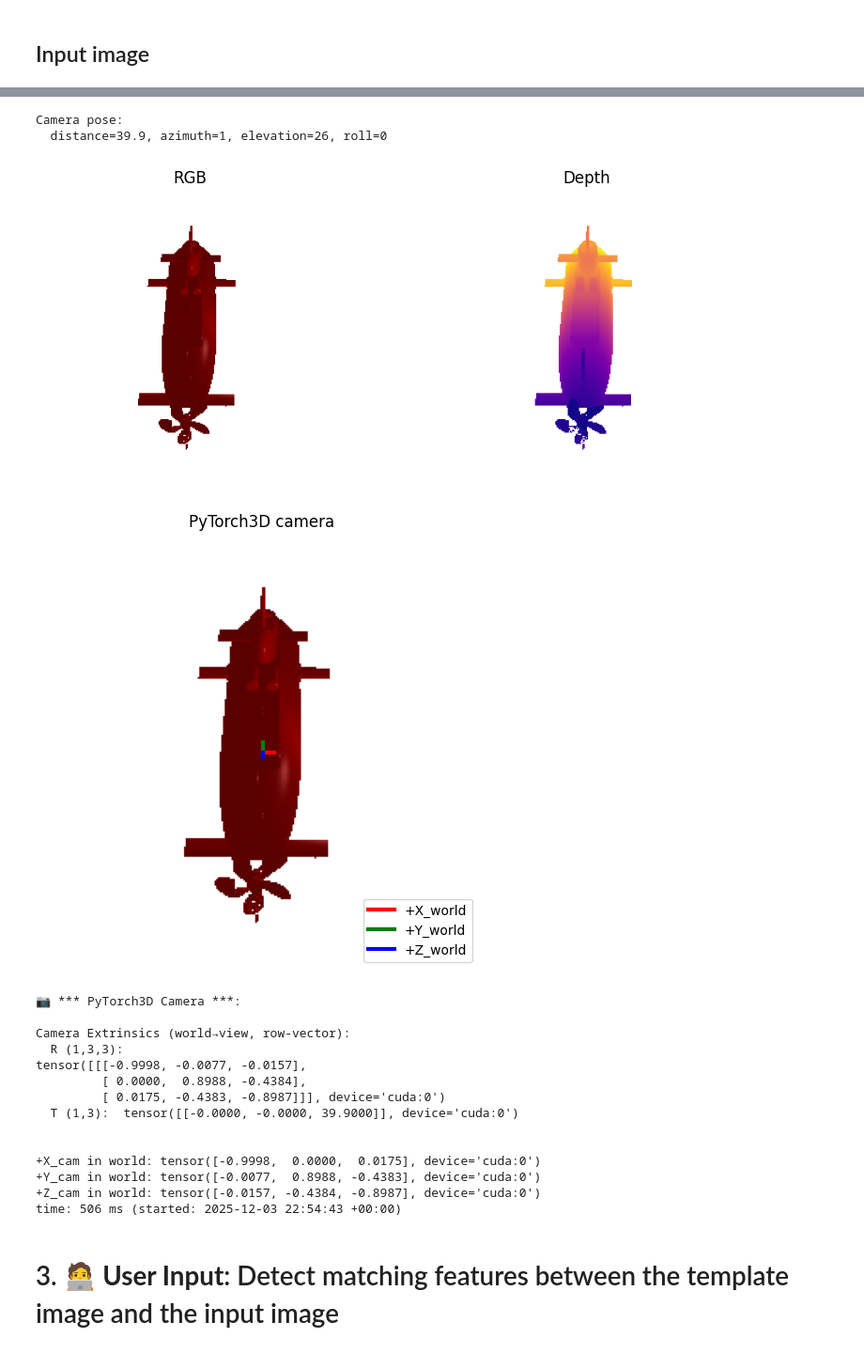
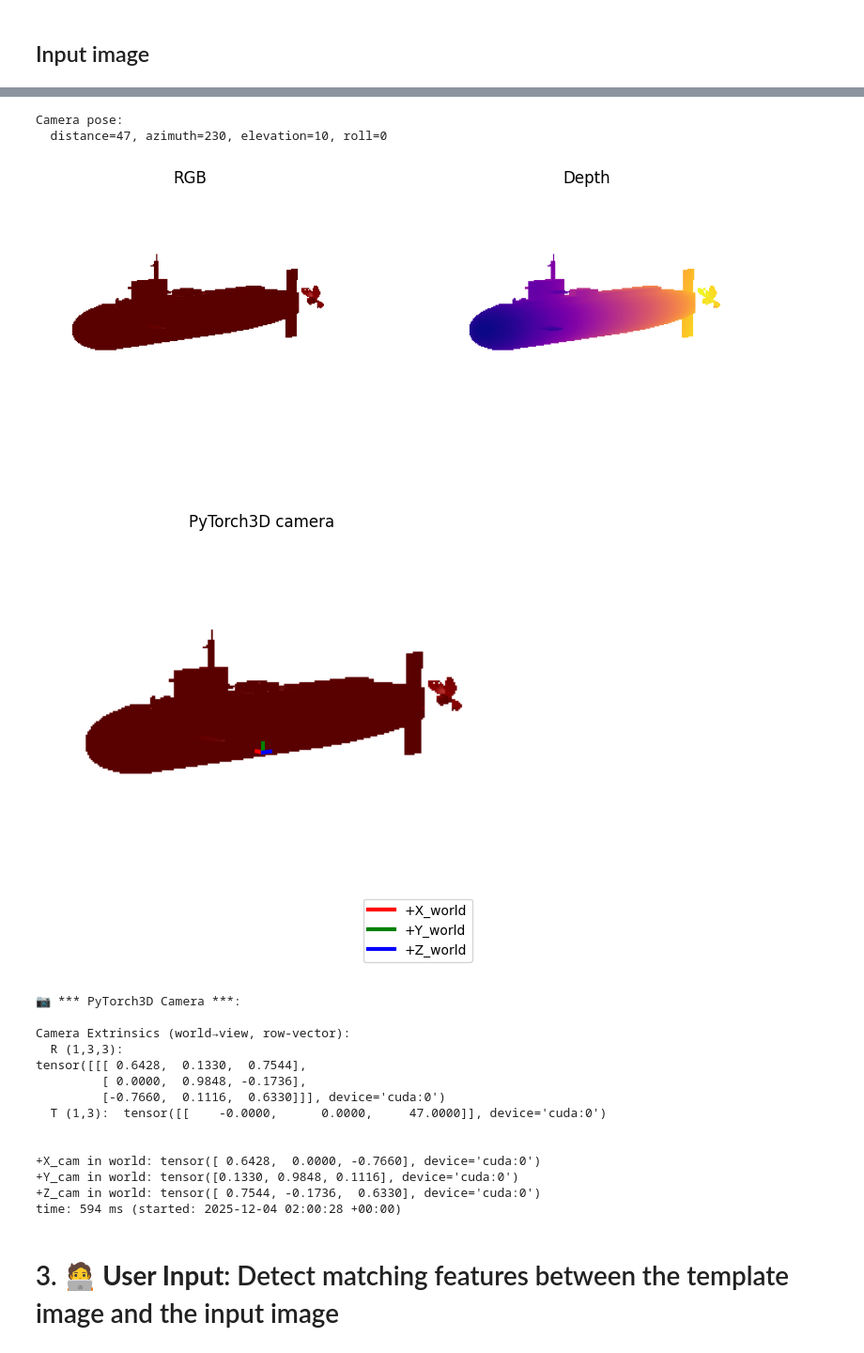
Before and after one commit to Tiromachelan/submarine-pose-estimation, a Jupyter notebook: ribeiro_pnp_pose_manual.ipynb, the cells around one changed output, grey strips where cells are left out. Shown at 94% size. Drawn from its saved outputs; the diff is of its cells as text; code cells hidden in the pictures.

```diff
--- a/ribeiro_pnp_pose_manual.ipynb
+++ b/ribeiro_pnp_pose_manual.ipynb
@@ -860,11 +862,11 @@ time: 420 ms (started: 2025-12-03 22:29:46 +00:00)
 #@title 🎥 Camera Pose (Template/test Image)
 
 # Camera distance from object
-distance_template = 39.9
+distance_template = 47
 # Azimuth angle (horizontal rotation)
-azim_template = 1
+azim_template = 230
 # Elevation angle (vertical tilt)
-elev_template = 26
+elev_template = 10
 # Roll angle (rotation around camera axis)
 roll_template = 0
 print(f"Camera pose:\n  distance={distance_template}, azimuth={azim_template}, elevation={elev_template}, roll={roll_template}")
@@ -882,50 +884,50 @@ else:
     # Get number of vertices in the mesh
     num_verts = mesh.verts_padded().shape[1]
     # Assign a uniform RED color to all vertices (R=1.0, G=0.0, B=0.0)
     verts_rgb = torch.full((N, num_verts, 3), 1.0, device=device, dtype=mesh.verts_padded().dtype)
     verts_rgb[:, :, 0] = 0.7 # Red channel
     verts_rgb[:, :, 1] = 0.0 # Green channel
     verts_rgb[:, :, 2] = 0.0 # Blue channel
     mesh.textures = TexturesVertex(verts_features=verts_rgb)
 # -----------------------------------------------------------------------
 
 
 
 # Create a reference image
 rgb_template, depth_template, cams_template = \
       create_and_display_image(distance=distance_template,
                                elev=elev_template,
                                azim=azim_template,
                                roll=roll_template,
                                K = K_np,
                                H = H,
                                W = W)
 
 
 
 # We need these for later in the program
 device = cams_template.R.device
 dtype  = cams_template.R.dtype
 imgsz  = torch.tensor([[H, W]], device=device)
 # %% [output]
 Camera pose:
-  distance=39.9, azimuth=1, elevation=26, roll=0
+  distance=47, azimuth=230, elevation=10, roll=0
-[figure, old version]
+[figure, new version]
-[figure, old version]
+[figure, new version]
 📷 *** PyTorch3D Camera ***:
 
 Camera Extrinsics (world→view, row-vector):
   R (1,3,3):
-tensor([[[-0.9998, -0.0077, -0.0157],
-         [ 0.0000,  0.8988, -0.4384],
-         [ 0.0175, -0.4383, -0.8987]]], device='cuda:0')
-  T (1,3):  tensor([[-0.0000, -0.0000, 39.9000]], device='cuda:0')
+tensor([[[ 0.6428,  0.1330,  0.7544],
+         [ 0.0000,  0.9848, -0.1736],
+         [-0.7660,  0.1116,  0.6330]]], device='cuda:0')
+  T (1,3):  tensor([[    -0.0000,      0.0000,     47.0000]], device='cuda:0')
 
 
-+X_cam in world: tensor([-0.9998,  0.0000,  0.0175], device='cuda:0')
-+Y_cam in world: tensor([-0.0077,  0.8988, -0.4383], device='cuda:0')
-+Z_cam in world: tensor([-0.0157, -0.4384, -0.8987], device='cuda:0')
-time: 506 ms (started: 2025-12-03 22:54:43 +00:00)
++X_cam in world: tensor([ 0.6428,  0.0000, -0.7660], device='cuda:0')
++Y_cam in world: tensor([0.1330, 0.9848, 0.1116], device='cuda:0')
++Z_cam in world: tensor([ 0.7544, -0.1736,  0.6330], device='cuda:0')
+time: 594 ms (started: 2025-12-04 02:00:28 +00:00)
 # %% [markdown]
 # 3. **🧑‍💻 User Input**: Detect matching features between the template image and the input image
 # %%
```
Also changed, not shown: parts of 25 cells of this notebook.
